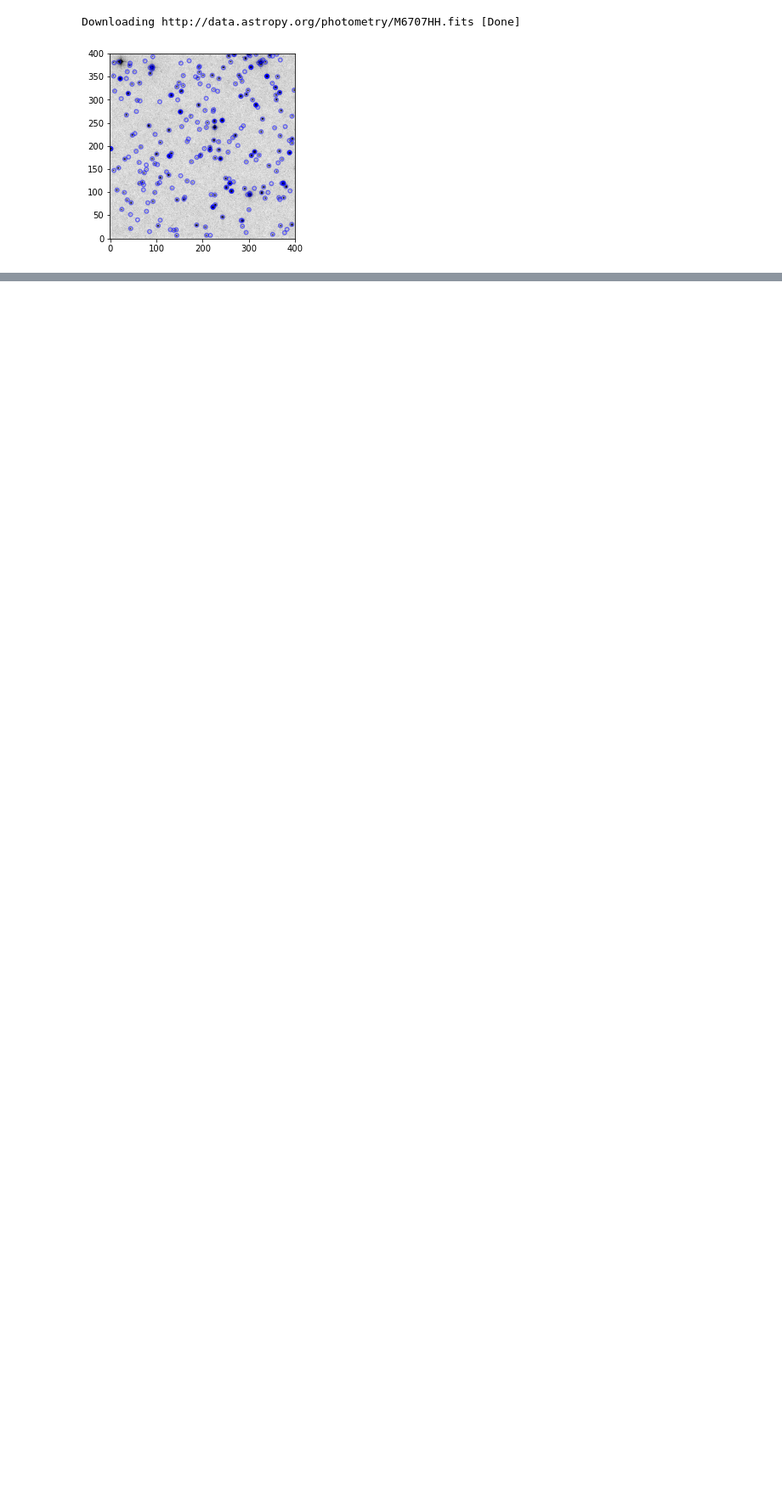
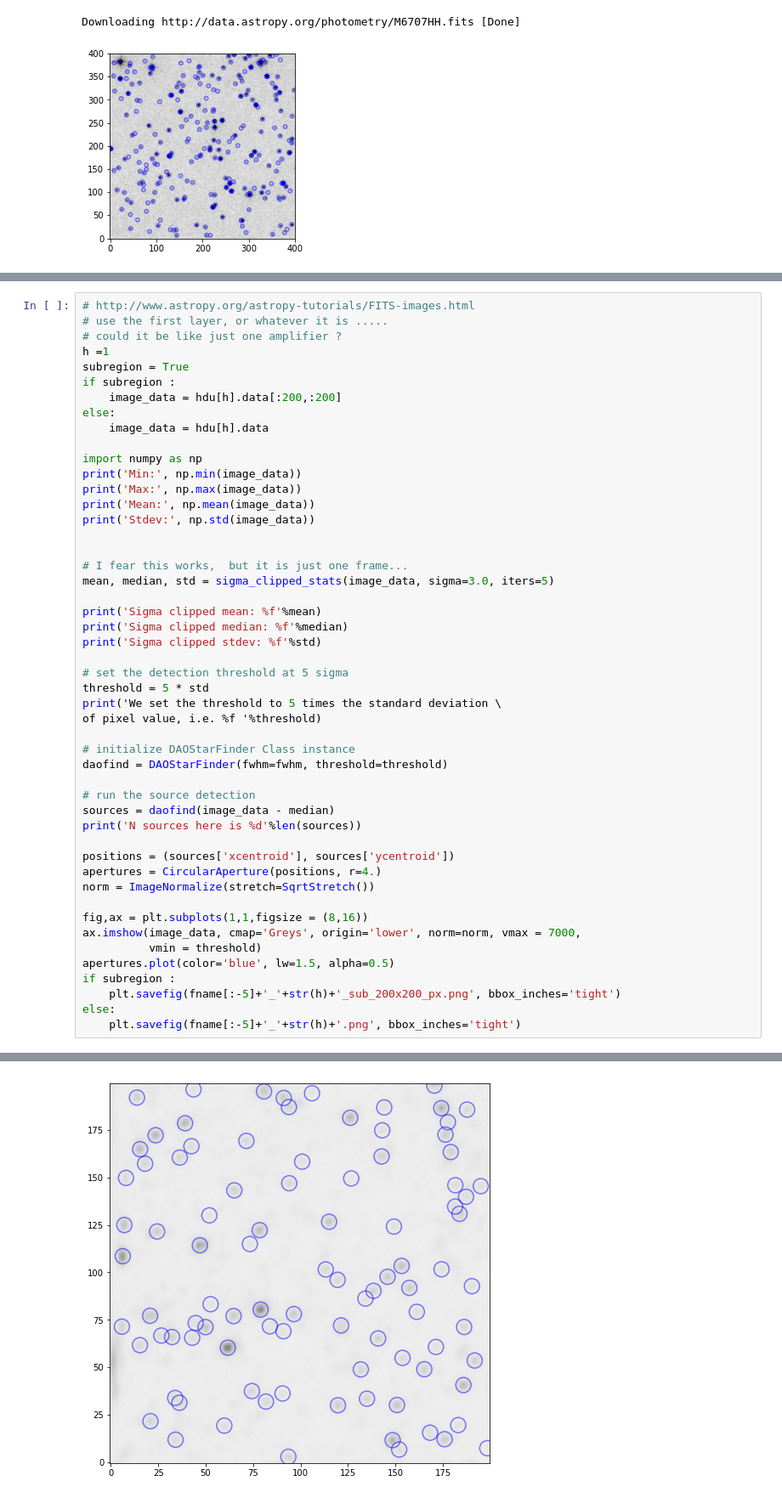
Before and after one commit to suberlak/crowded_fields, a Jupyter notebook: code/source_counting.ipynb, the cells around one changed output, grey strips where cells are left out. Shown: that part at 85% size. Drawn from its saved outputs; the diff is of its cells as text; blank space fills up the shorter version.

```diff
--- a/code/source_counting.ipynb
+++ b/code/source_counting.ipynb
@@ -160,0 +249,50 @@ Seems wrong...
+# %%
+# http://www.astropy.org/astropy-tutorials/FITS-images.html
+# use the first layer, or whatever it is .....
+# could it be like just one amplifier ?
+h =1
+subregion = True
+if subregion :
+    image_data = hdu[h].data[:200,:200]
+else:
+    image_data = hdu[h].data
+
+import numpy as np
+print('Min:', np.min(image_data))
+print('Max:', np.max(image_data))
+print('Mean:', np.mean(image_data))
+print('Stdev:', np.std(image_data))
+
+
+# I fear this works,  but it is just one frame...
+mean, median, std = sigma_clipped_stats(image_data, sigma=3.0, iters=5)
+
+print('Sigma clipped mean: %f'%mean)
+print('Sigma clipped median: %f'%median)
+print('Sigma clipped stdev: %f'%std)
+
+# set the detection threshold at 5 sigma
+threshold = 5 * std
+print('We set the threshold to 5 times the standard deviation \
+of pixel value, i.e. %f '%threshold)
+
+# initialize DAOStarFinder Class instance
+daofind = DAOStarFinder(fwhm=fwhm, threshold=threshold)
+
+# run the source detection
+sources = daofind(image_data - median)
+print('N sources here is %d'%len(sources))
+
+positions = (sources['xcentroid'], sources['ycentroid'])
+apertures = CircularAperture(positions, r=4.)
+norm = ImageNormalize(stretch=SqrtStretch())
+
+fig,ax = plt.subplots(1,1,figsize = (8,16))
+ax.imshow(image_data, cmap='Greys', origin='lower', norm=norm, vmax = 7000,
+          vmin = threshold)
+apertures.plot(color='blue', lw=1.5, alpha=0.5)
+if subregion :
+    plt.savefig(fname[:-5]+'_'+str(h)+'_sub_200x200_px.png', bbox_inches='tight')
+else:
+    plt.savefig(fname[:-5]+'_'+str(h)+'.png', bbox_inches='tight')
+# %% [output]
@@ -160,0 +308 @@ Seems wrong...
+[figure, added]
```
Also changed, not shown: parts of 39 cells of this notebook, 1 other file.
